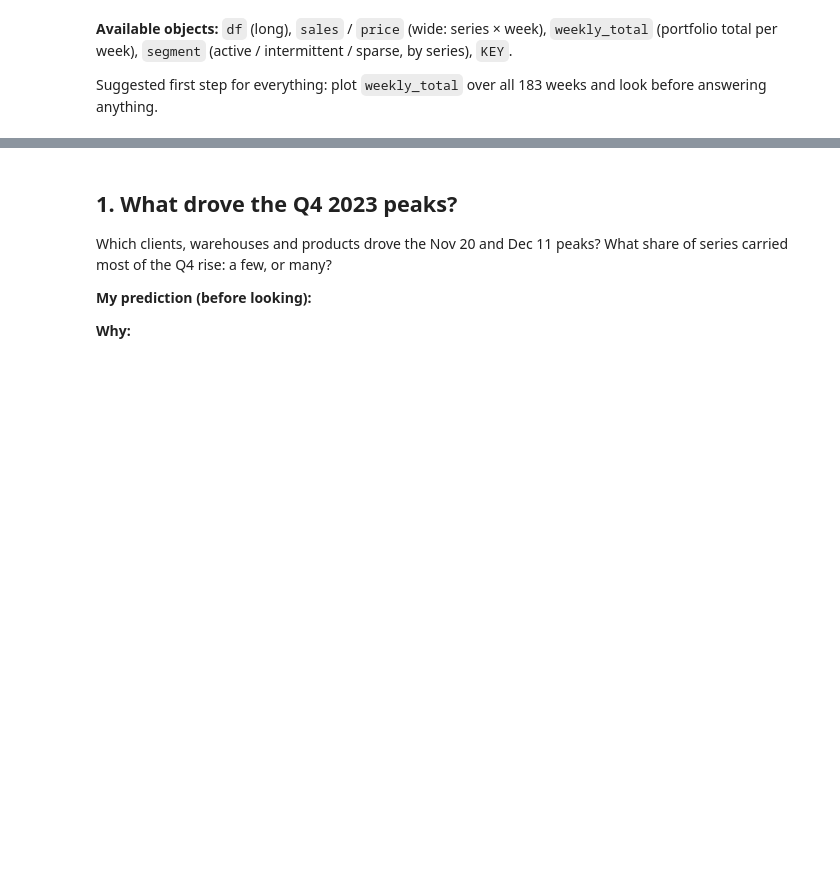
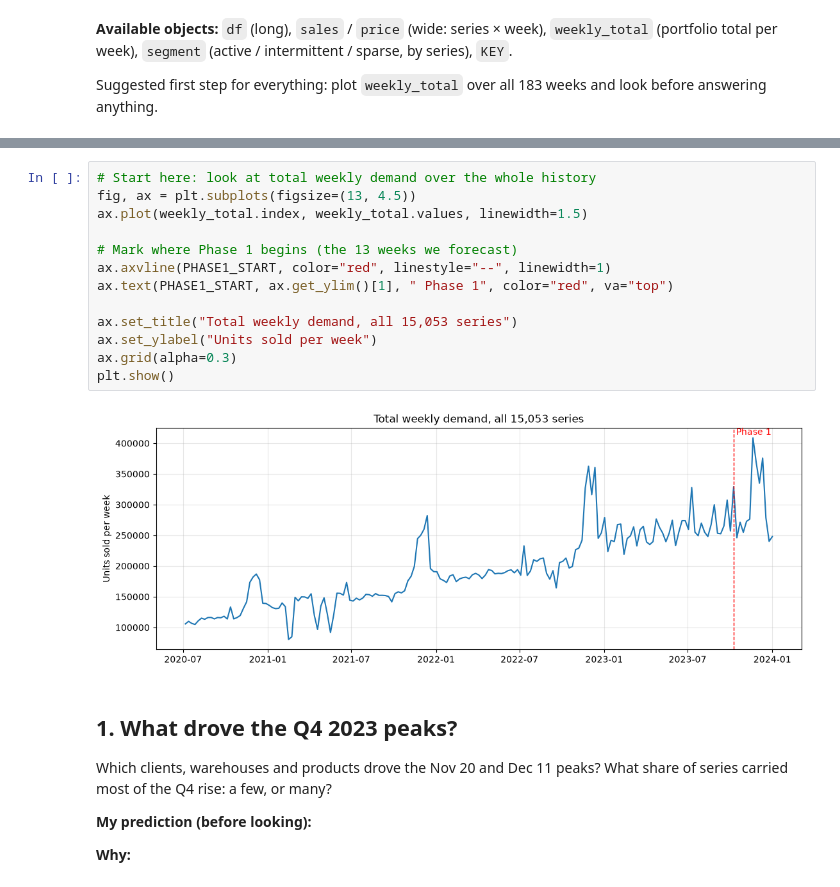
Before and after one commit to hozaifaanwar/vn1-forecasting, a Jupyter notebook: notebooks/08_session8_demand.ipynb, the cells around one changed output, grey strips where cells are left out. Cells and saved outputs as stored; diff of their text form; blank space fills up the shorter version.

```diff
--- a/notebooks/08_session8_demand.ipynb
+++ b/notebooks/08_session8_demand.ipynb
@@ -53,3 +83,18 @@ answering anything.
+# %%
+# Start here: look at total weekly demand over the whole history
+fig, ax = plt.subplots(figsize=(13, 4.5))
+ax.plot(weekly_total.index, weekly_total.values, linewidth=1.5)
+
+# Mark where Phase 1 begins (the 13 weeks we forecast)
+ax.axvline(PHASE1_START, color="red", linestyle="--", linewidth=1)
+ax.text(PHASE1_START, ax.get_ylim()[1], " Phase 1", color="red", va="top")
+
+ax.set_title("Total weekly demand, all 15,053 series")
+ax.set_ylabel("Units sold per week")
+ax.grid(alpha=0.3)
+plt.show()
+# %% [output]
+[figure, added]
 # %% [markdown]
 ## 1. What drove the Q4 2023 peaks?
 
```
Also changed, not shown: parts of 21 cells of this notebook, 4 other files.
